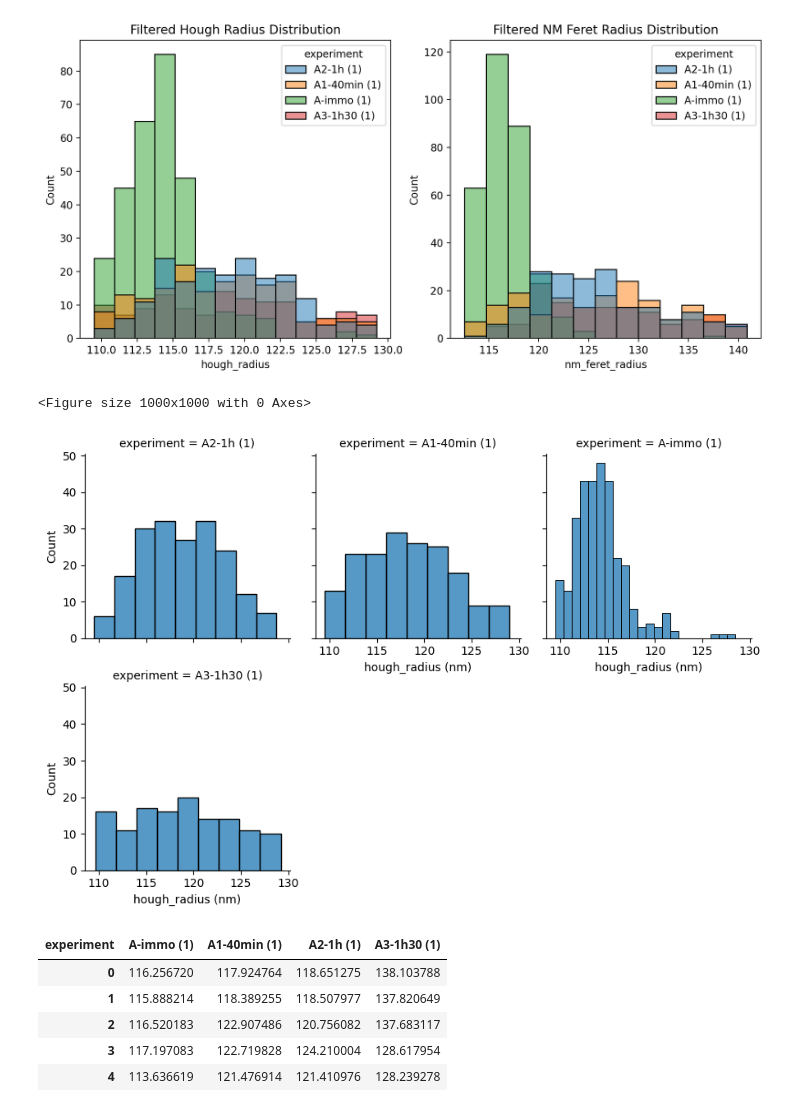
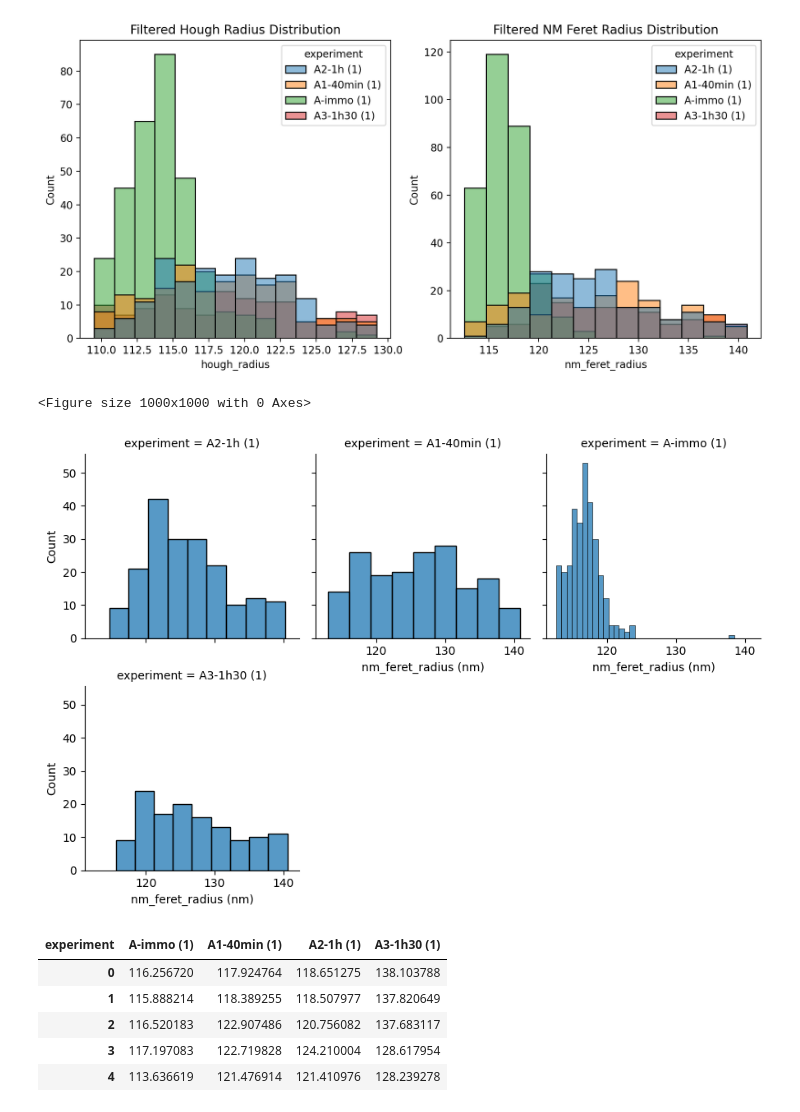
Before and after one commit to biolographer/NanoparticlesSAM, a Jupyter notebook: particle_analysis.ipynb, the cells around one changed output. Cells and saved outputs as stored; diff of their text form; code cells hidden in the pictures.

Commit message:
dual filtering

```diff
--- a/particle_analysis.ipynb
+++ b/particle_analysis.ipynb
@@ -51,12 +48,12 @@ df_filtered.shape
 # %% [output]
 (995, 21)
 # %%
-df_filtered = df_filtered.query("circularity > 0.65")
-df_filtered.shape
+df_exluded = df_exluded.query("circularity > 0.65")
+df_exluded.shape
 # %% [output]
 (995, 21)
 # %%
-df_filtered['hough_radius'] = df_filtered.apply(lambda x: get_hough_radius(x['smooth_mask'],
+df_exluded['hough_radius'] = df_exluded.apply(lambda x: get_hough_radius(x['smooth_mask'],
                                                                            dp=2,
                                                                            nm_min_radius=70,
                                                                            nm_max_radius=150,
@@ -77,8 +74,19 @@ plt.savefig(f'{foldername}/unfiltered_measurements')
 plt.show()
 # %% [output]
 [figure]
-# %%
-filter_quantity =  'hough_radius'
-#filter_quantity = 'nm_feret_radius'
-q5, q95 = df_filtered[filter_quantity].quantile([0.05, 0.95])
-df_filtered = df_filtered[(df_filtered[filter_quantity] < q95) & (df_filtered[filter_quantity] > q5)]
+# %%
+#filter_quantity =  'hough_radius'
+#filter_quantity = 'nm_feret_radius'
+
+def filter_multiple(df, filters):
+    '''quantile filtering for multiple filters'''
+    for filter_quantity in filters:
+        if filter_quantity in df.columns:
+            q5, q95 = df[filter_quantity].quantile([0.05, 0.95])
+            df = df[(df[filter_quantity] < q95) & (df[filter_quantity] > q5)]
+        else:
+            print(f'{filter_quantity} not found in dataframe')
+    return df
+
+df_filtered = filter_multiple(df_exluded, ['nm_feret_radius', 'hough_radius'])
+df_filtered.shape
@@ -100,14 +110,16 @@ plt.show()
 # %% [output]
 [figure]
 # %%
+filter_quantity = 'nm_feret_radius'
+
 plt.figure(figsize=(5,5), dpi=200)
 g = sns.FacetGrid(plot_df, col='experiment', col_wrap=3)
 g.map(sns.histplot, filter_quantity)
 g.set_axis_labels(f"{filter_quantity} (nm)", "Count")
 plt.savefig(f'{foldername}/histogram-grid')
 # %% [output]
 <Figure size 1000x1000 with 0 Axes>
-[figure, old version]
+[figure, new version]
 # %%
 filter_quantity =  'hough_radius'
 filter_quantity = 'nm_feret_radius'
```
Also changed, not shown: parts of 5 cells of this notebook.
